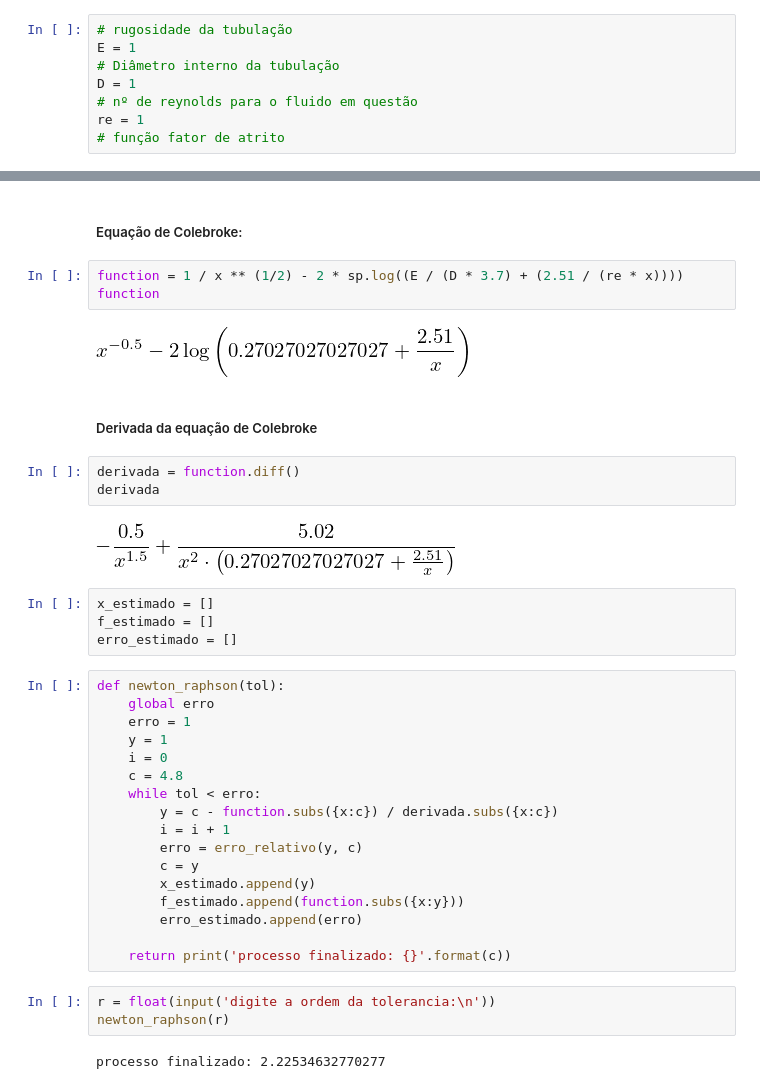
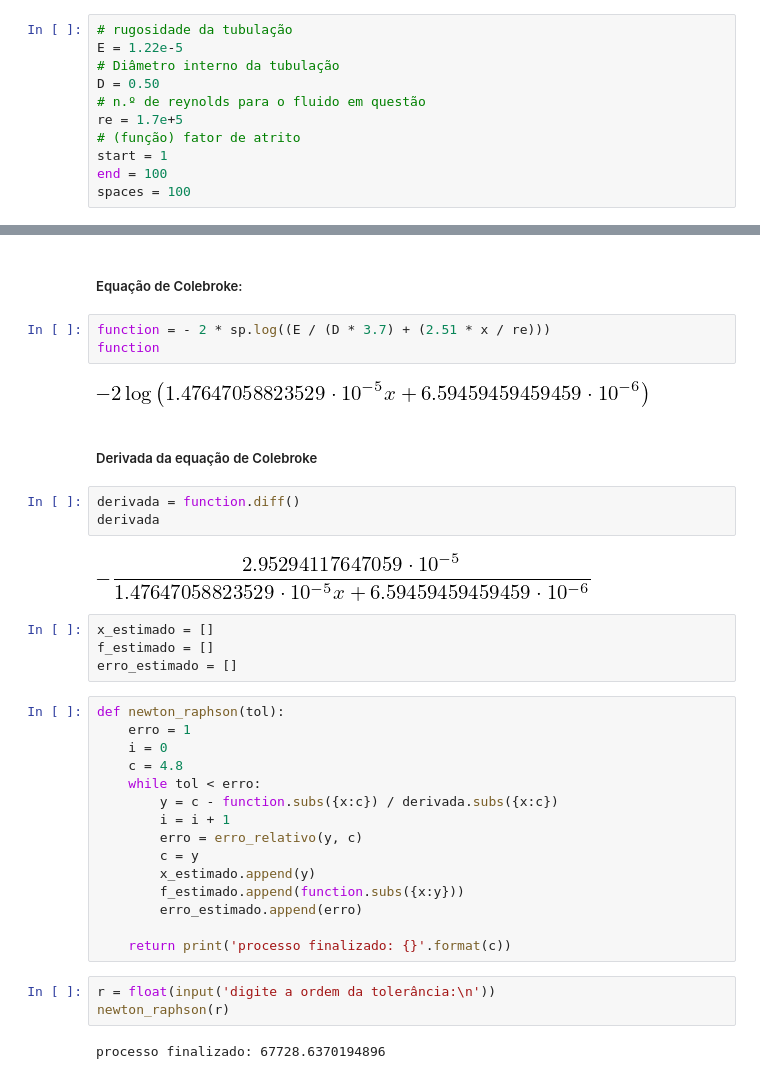
Before and after one commit to ahpqmiranda/ufpa_materiais, a Jupyter notebook: Mecânica dos Fluidos/análise da equação de colebroke.ipynb, the cells around one changed output, grey strips where cells are left out. Cells and saved outputs as stored; diff of their text form.

```diff
--- a/Mecânica dos Fluidos/análise da equação de colebroke.ipynb
+++ b/Mecânica dos Fluidos/análise da equação de colebroke.ipynb
@@ -15,12 +16,15 @@ sp. init_printing(use_latex='png', scale=1.0, order='grlex',
 x = sp.Symbol('x')
 # %%
 # rugosidade da tubulação
-E = 1
+E = 1.22e-5
 # Diâmetro interno da tubulação
-D = 1
-# nº de reynolds para o fluido em questão
-re = 1
-# função fator de atrito
+D = 0.50
+# n.º de reynolds para o fluido em questão
+re = 1.7e+5
+# (função) fator de atrito
+start = 1
+end = 100
+spaces = 100
 # %% [markdown]
 ##### Erro relativo
 # %%
@@ -30,26 +34,24 @@ def erro_relativo(m, n):
 # %% [markdown]
 ##### Equação de Colebroke:
 # %%
-function = 1 / x ** (1/2) - 2 * sp.log((E / (D * 3.7) + (2.51 / (re * x))))
+function = - 2 * sp.log((E / (D * 3.7) + (2.51 * x / re)))
 function
 # %% [output]
-[figure, old version]
+[figure, new version]
 # %% [markdown]
 ##### Derivada da equação de Colebroke
 # %%
 derivada = function.diff()
 derivada
 # %% [output]
-[figure, old version]
+[figure, new version]
 # %%
 x_estimado = []
 f_estimado = []
 erro_estimado = []
 # %%
 def newton_raphson(tol):
-    global erro
     erro = 1
-    y = 1
     i = 0
     c = 4.8
     while tol < erro:
@@ -63,10 +65,10 @@ def newton_raphson(tol):
 
     return print('processo finalizado: {}'.format(c))
 # %%
-r = float(input('digite a ordem da tolerancia:\n'))
+r = float(input('digite a ordem da tolerância:\n'))
 newton_raphson(r)
 # %% [output]
-processo finalizado: 2.22534632770277
+processo finalizado: 67728.6370194896
 # %%
 data_df = pd.DataFrame({
     'x estimado': x_estimado,
```
Also changed, not shown: parts of 9 cells of this notebook.
